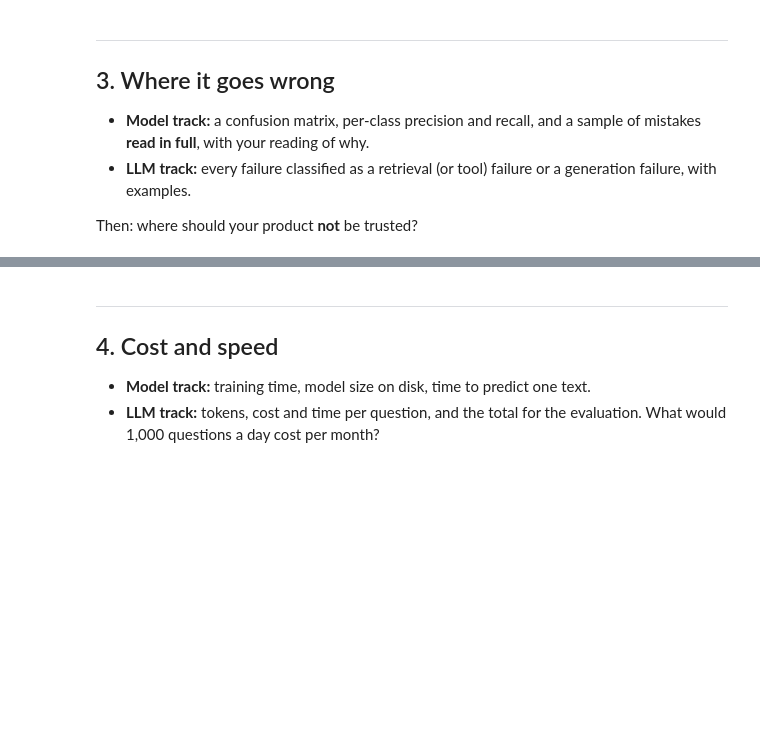
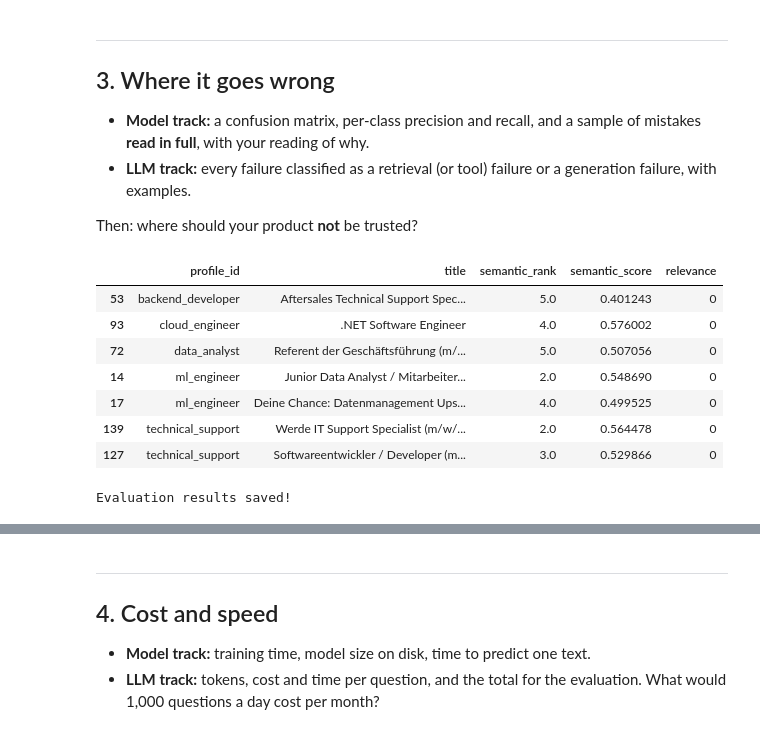
Before and after one commit to rekha-cyber/find-job-lab, a Jupyter notebook: notebooks/03_evaluate.ipynb, the cells around one changed output, grey strips where cells are left out. Drawn from its saved outputs; the diff is of its cells as text; code cells hidden in the pictures; blank space fills up the shorter version.

```diff
--- a/notebooks/03_evaluate.ipynb
+++ b/notebooks/03_evaluate.ipynb
@@ -39,0 +338,9 @@ The user, the decision, the metric and the baseline score, in a few sentences, a
+# %%
+comparison_df = (
+    labels[["profile_id", "job_id", "relevance"]]
+    .merge(tfidf_scores, on=["profile_id", "job_id"])
+    .merge(semantic_scores, on=["profile_id", "job_id"])
+    .merge(zero_shot_scores, on=["profile_id", "job_id"])
+)
+
+print("Comparison shape:", comparison_df.shape)
@@ -45,3 +382,56 @@ The user, the decision, the metric and the baseline score, in a few sentences, a
 - **LLM track:** every failure classified as a retrieval (or tool) failure or a generation failure, with examples.
 
 Then: where should your product **not** be trusted?
+# %%
+# Add job titles to comparison table
+error_df = comparison_df.merge(
+    jobs[["id", "title"]],
+    left_on="job_id",
+    right_on="id",
+    how="left"
+)
+
+# Calculate rank for each candidate
+error_df["semantic_rank"] = (
+    error_df.groupby("profile_id")["semantic_score"]
+    .rank(method="first", ascending=False)
+)
+
+# Find irrelevant jobs in the top 5
+errors = error_df[
+    (error_df["semantic_rank"] <= 5)
+    & (error_df["relevance"] == 0)
+]
+
+display(
+    errors[
+        ["profile_id", "title", "semantic_rank", "semantic_score", "relevance"]
+    ].sort_values(["profile_id", "semantic_rank"])
+)
+# %% [output]
+|  | profile_id | title | semantic_rank | semantic_score | relevance |
+| 53 | backend_developer | Aftersales Technical Support Spec... | 5.0 | 0.401243 | 0 |
+| 93 | cloud_engineer | .NET Software Engineer | 4.0 | 0.576002 | 0 |
+| 72 | data_analyst | Referent der Geschäftsführung (m/... | 5.0 | 0.507056 | 0 |
+| 14 | ml_engineer | Junior Data Analyst / Mitarbeiter... | 2.0 | 0.548690 | 0 |
+| 17 | ml_engineer | Deine Chance: Datenmanagement Ups... | 4.0 | 0.499525 | 0 |
+| 139 | technical_support | Werde IT Support Specialist (m/w/... | 2.0 | 0.564478 | 0 |
+| 127 | technical_support | Softwareentwickler / Developer (m... | 3.0 | 0.529866 | 0 |
+# %%
+from pathlib import Path
+
+output_dir = Path("../data/results")
+output_dir.mkdir(parents=True, exist_ok=True)
+
+evaluation_results.to_csv(
+    output_dir / "evaluation_results.csv",
+    index=False
+)
+
+summary.to_csv(
+    output_dir / "model_summary.csv"
+)
+
+print("Evaluation results saved!")
+# %% [output]
+Evaluation results saved!
```
Also changed, not shown: parts of 12 cells of this notebook, 13 other files.
